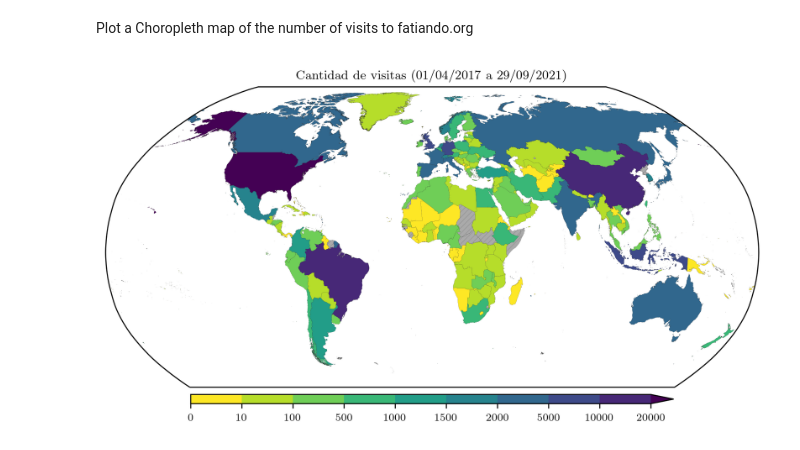
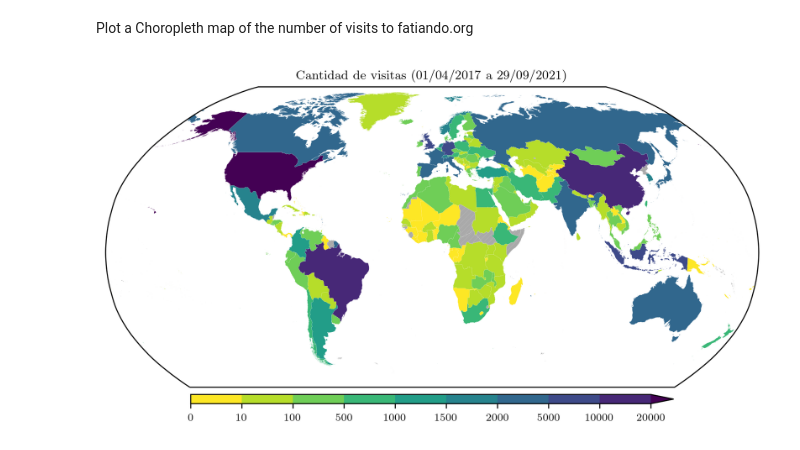
Before and after one commit to santisoler/phd-thesis, a Jupyter notebook: analytics/generate_figures.ipynb, the cells around one changed output. Cells and saved outputs as stored; diff of their text form; code cells hidden in the pictures.

Commit message:
Change color of map boundaries to white

```diff
--- a/analytics/generate_figures.ipynb
+++ b/analytics/generate_figures.ipynb
@@ -272,32 +272,32 @@ table.plot(
     cmap=cmap,
     norm=norm,
     linewidth=linewidth,
-    edgecolor="k",
+    edgecolor="white",
     ax=ax,
     transform=ccrs.PlateCarree(),
     missing_kwds={
         "color": "#aaa",
         "linewidth": linewidth,
         "hatch": "//////",
     },
 )
 fig.colorbar(
     sm,
     boundaries=boundaries,
     extend="max",
     orientation="horizontal",
     pad=0.02,
     aspect=50,
     shrink=0.65,
 )
 ax.set_title(title)
 ax.tick_params(
     left=False,
     bottom=False,
     labelleft=False,
     labelbottom=False,
 )
 plt.savefig(figs_dir / "users_map.pdf")
 plt.show()
 # %% [output]
-[figure, old version]
+[figure, new version]
```
Also changed, not shown: 2 other files.
